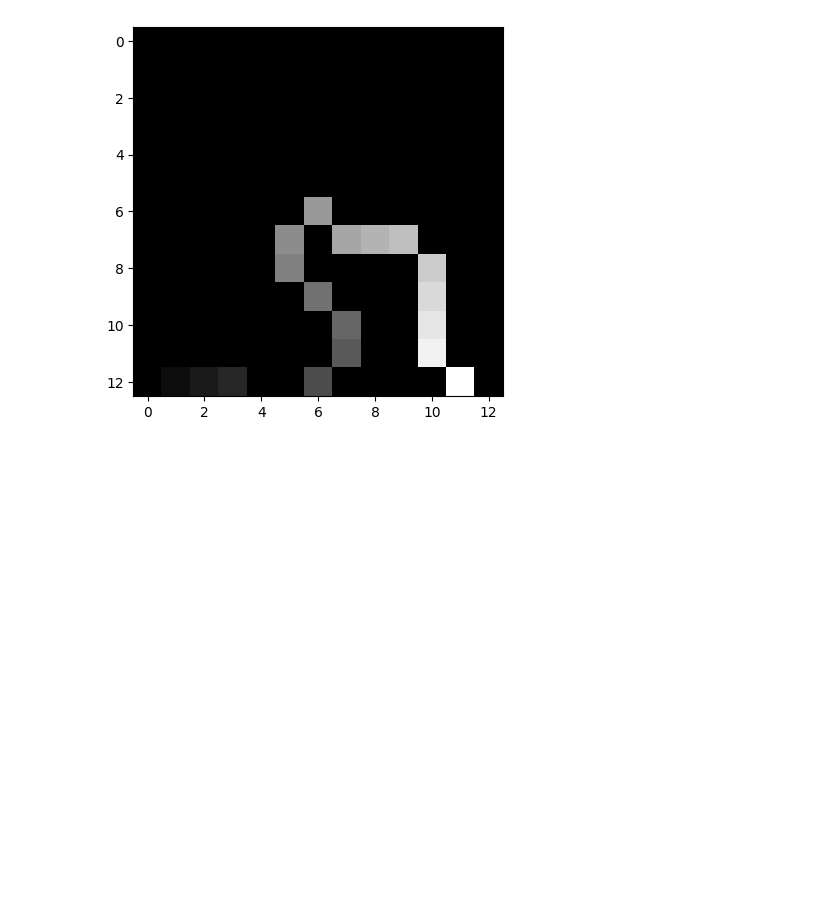
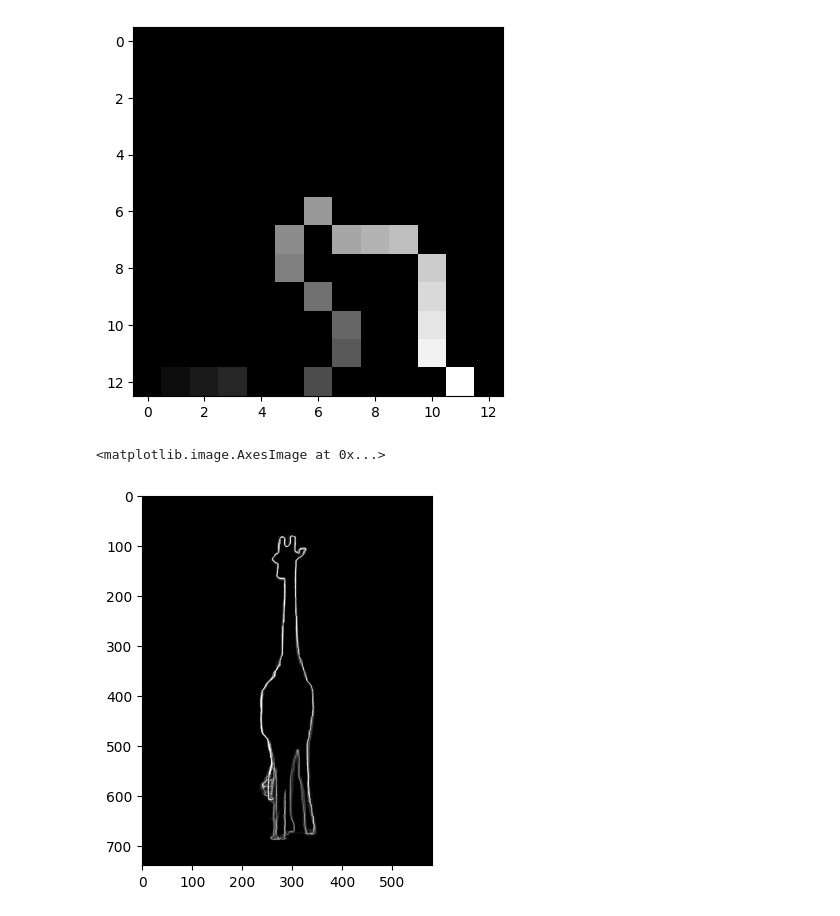
Before and after one commit to svenschreiber/WalktheLines2, a Jupyter notebook: convert_imdb.ipynb, the cells around one changed output. Cells and saved outputs as stored; diff of their text form; code cells hidden in the pictures; blank space fills up the shorter version.

```diff
--- a/convert_imdb.ipynb
+++ b/convert_imdb.ipynb
@@ -54,3 +54,9 @@ plt.show()
 [figure]
 [figure]
 [figure]
+# %%
+img = sio.loadmat("data/000000212895.mat")["grey"]
+plt.imshow(img, cmap="gray", vmin=0, vmax=1)
+# %% [output]
+<matplotlib.image.AxesImage at 0x...>
+[figure, added]
```
Also changed, not shown: 1 other file.
